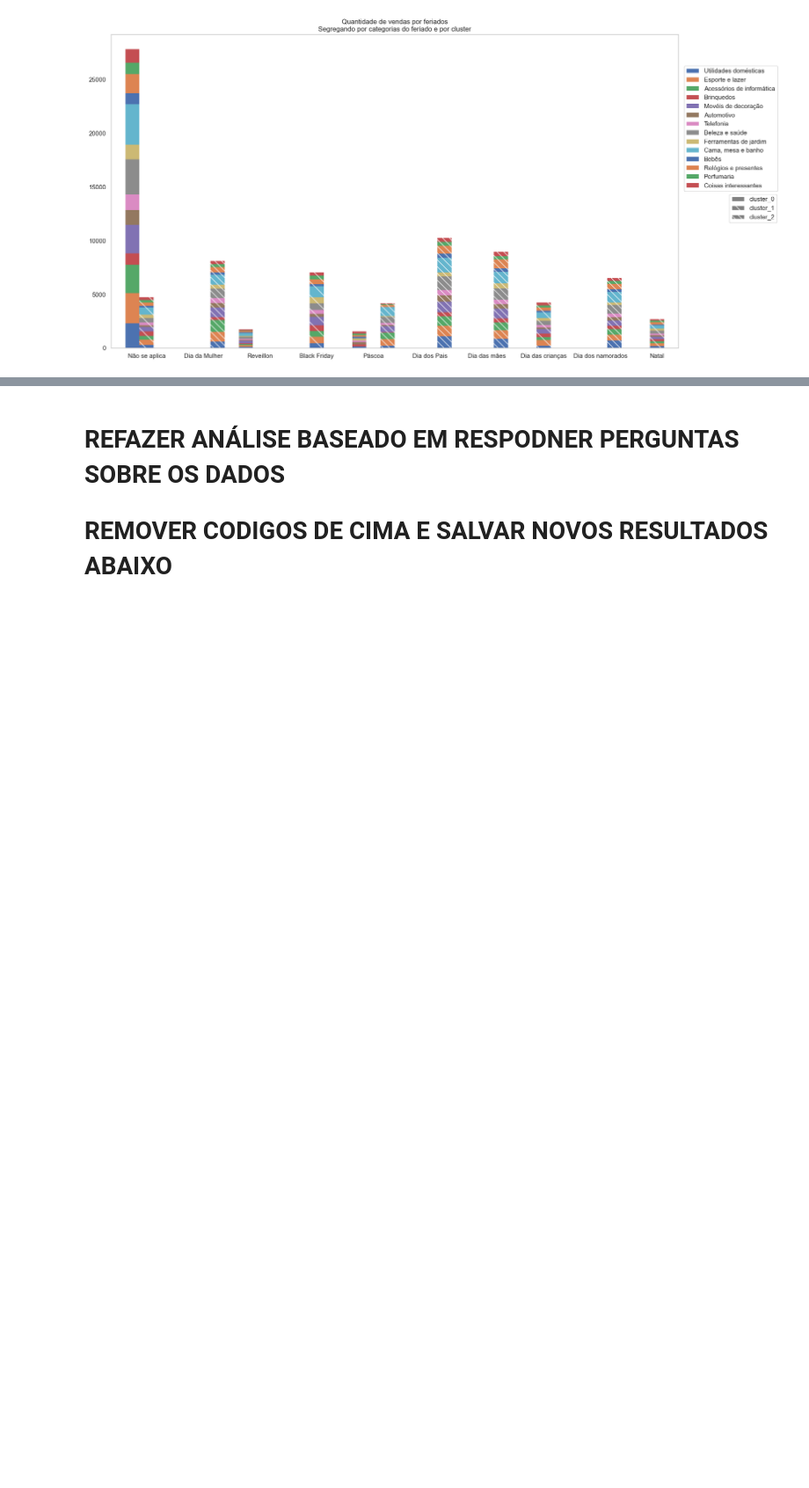
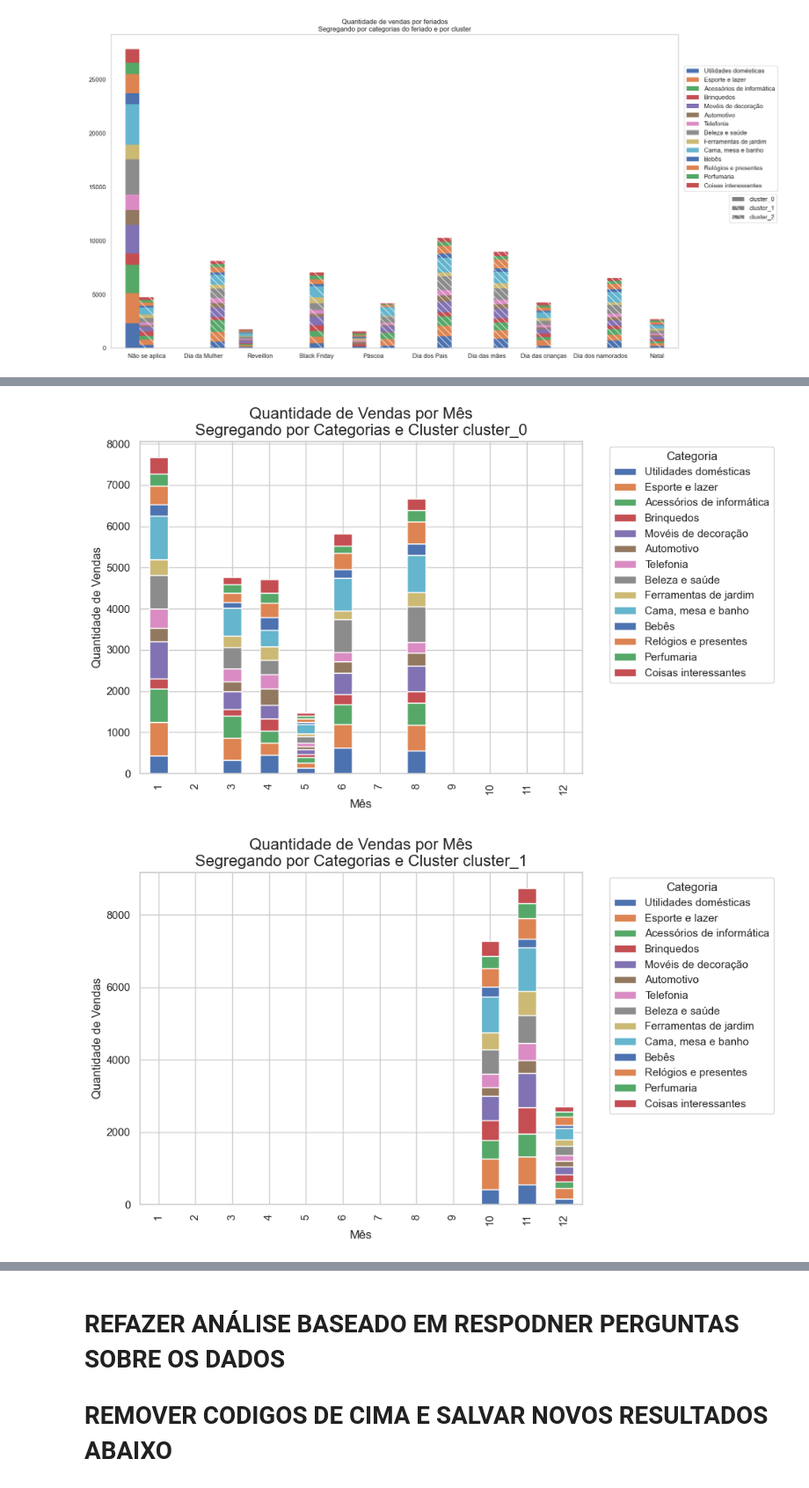
Before and after one commit to wnetohr/Olist-Brazilian-E-Commerce, a Jupyter notebook: notebooks/cluster/eda_cluster_dataframe.ipynb, the cells around one changed output, grey strips where cells are left out. Shown at 88% size. Cells and saved outputs as stored; diff of their text form; code cells hidden in the pictures; blank space fills up the shorter version.

Commit message:
Criando gráficos da qtd de vendas por mês, separando por categorias e clusters (0, 1 e 2)

```diff
--- a/notebooks/cluster/eda_cluster_dataframe.ipynb
+++ b/notebooks/cluster/eda_cluster_dataframe.ipynb
@@ -289,0 +341,19 @@ barplot_clusters_stacked(dfs_por_cluster, l2_loc=[1.09, 0.4], title="Quantidade
+# %%
+for cluster, df_cluster in dfs_por_cluster_mes.items():
+    # Configurando o gráfico
+    ax = df_cluster.plot(kind='bar', stacked=True, figsize=(10, 6))
+
+    # Títulos e rótulos
+    plt.title(f'Quantidade de Vendas por Mês\nSegregando por Categorias e Cluster {cluster}', fontsize=16)
+    plt.xlabel('Mês', fontsize=12)
+    plt.ylabel('Quantidade de Vendas', fontsize=12)
+
+    # Legenda e layout
+    plt.legend(title='Categoria', bbox_to_anchor=(1.05, 1), loc='upper left')
+    plt.tight_layout()
+
+    # Exibe o gráfico
+    plt.show()
+# %% [output]
+[figure, added]
+[figure, added]
```
Also changed, not shown: parts of 3 cells of this notebook.
